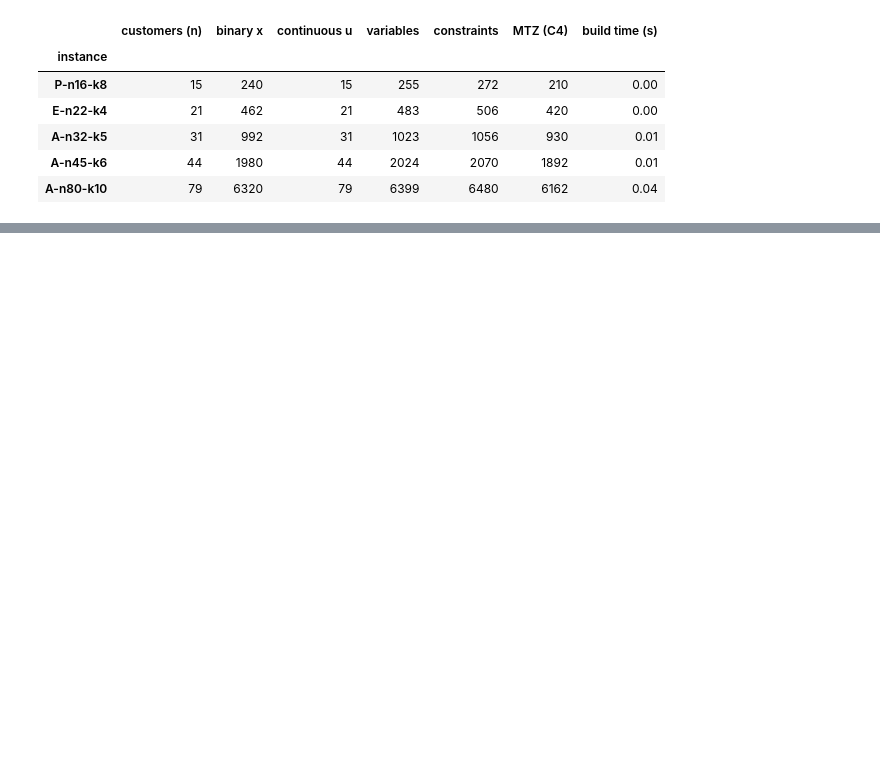
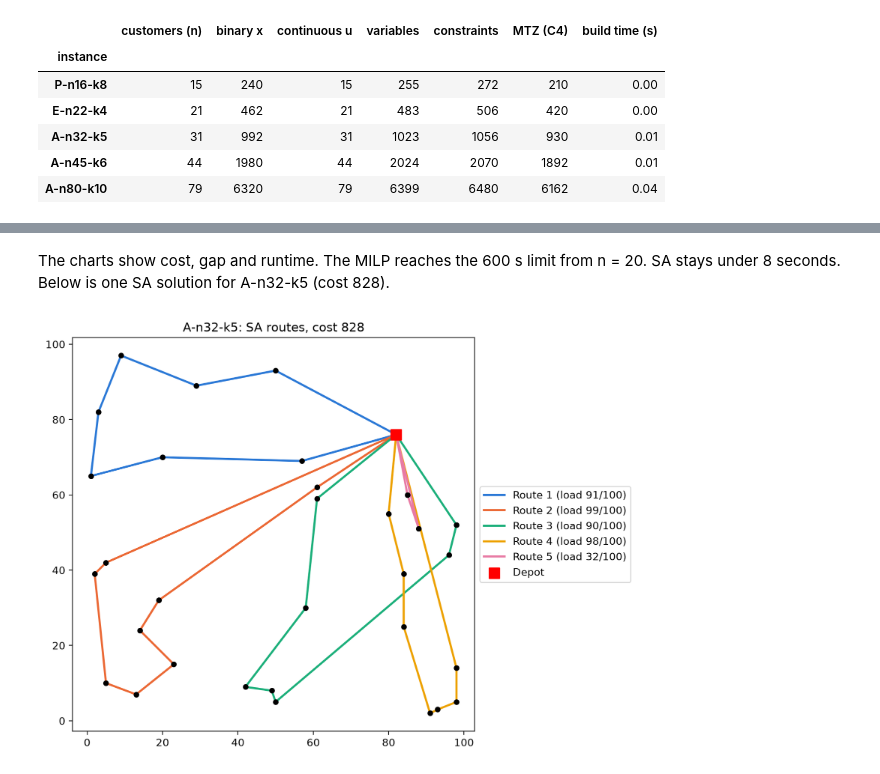
Before and after one commit to nisalgangana/optimization-assignment-cvrp, a Jupyter notebook: notebooks/main.ipynb, the cells around one changed output, grey strips where cells are left out. Drawn from its saved outputs; the diff is of its cells as text; code cells hidden in the pictures; blank space fills up the shorter version.

```diff
--- a/notebooks/main.ipynb
+++ b/notebooks/main.ipynb
@@ -152,0 +228,7 @@ whose size grows much faster than the model itself.
+# %% [markdown]
+The charts show cost, gap and runtime. The MILP reaches the 600 s limit from n = 20. SA stays under 8 seconds.
+Below is one SA solution for A-n32-k5 (cost 828).
+# %%
+display(Image(filename=str(FIGURES / "routes_A-n32-k5_sa.png"), width=600))
+# %% [output]
+[figure, added]
```
Also changed, not shown: parts of 18 cells of this notebook, 1 other file.
